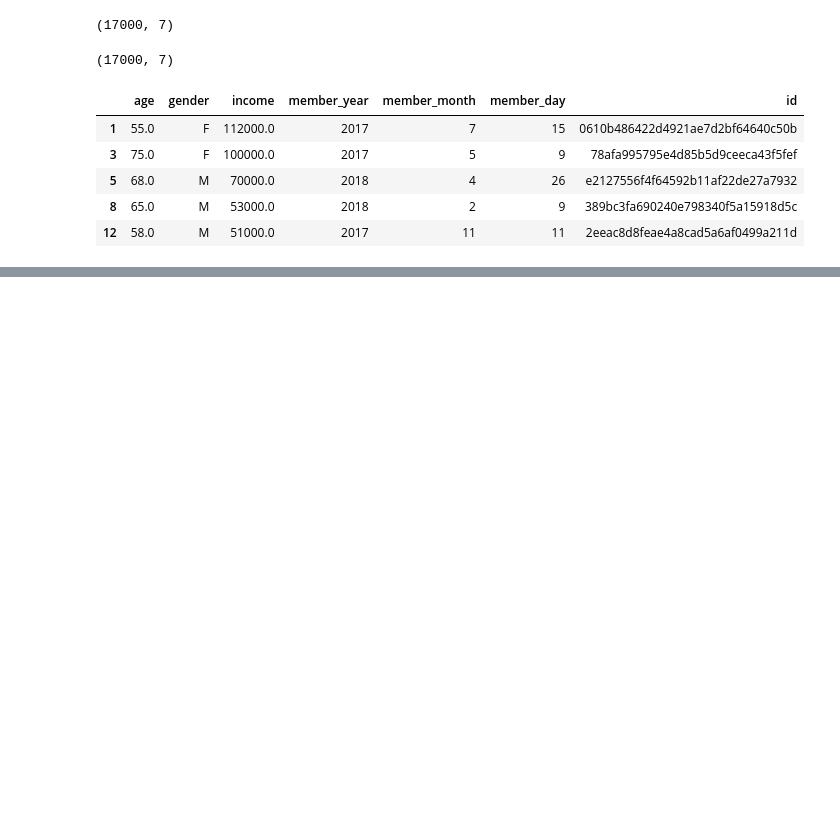
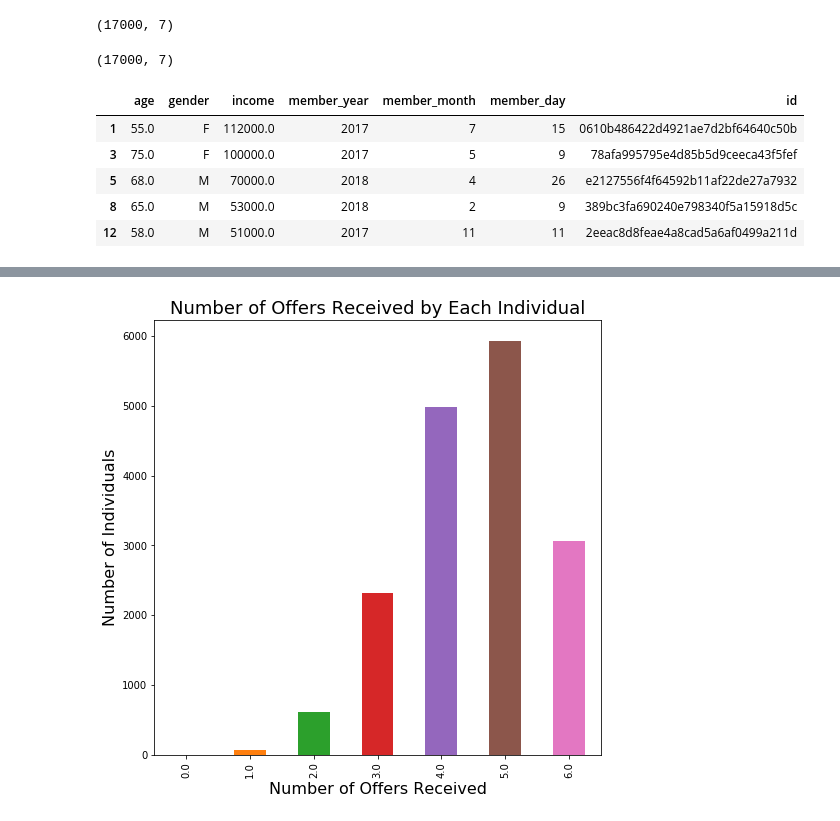
Before and after one commit to joshxinjie/Data_Scientist_Nanodegree, a Jupyter notebook: capstone/input_missing_data.ipynb, the cells around one changed output, grey strips where cells are left out. Saved outputs shown, nothing was run; the diff lists cells and outputs as text; code cells hidden in the pictures; blank space fills up the shorter version.

```diff
--- a/capstone/input_missing_data.ipynb
+++ b/capstone/input_missing_data.ipynb
@@ -2096,0 +2293,8 @@ new_profile.to_csv("new_profile.csv",index=False)
+# %%
+fig, ax = plt.subplots(figsize=(8,8));
+all_data.total_n_offers.value_counts().sort_index().plot(kind='bar', ax=ax);
+ax.set_title("Number of Offers Received by Each Individual", fontsize=18);
+ax.set_xlabel("Number of Offers Received", fontsize=16);
+ax.set_ylabel("Number of Individuals", fontsize=16);
+# %% [output]
+[figure, added]
```
Also changed, not shown: parts of 29 cells of this notebook.
